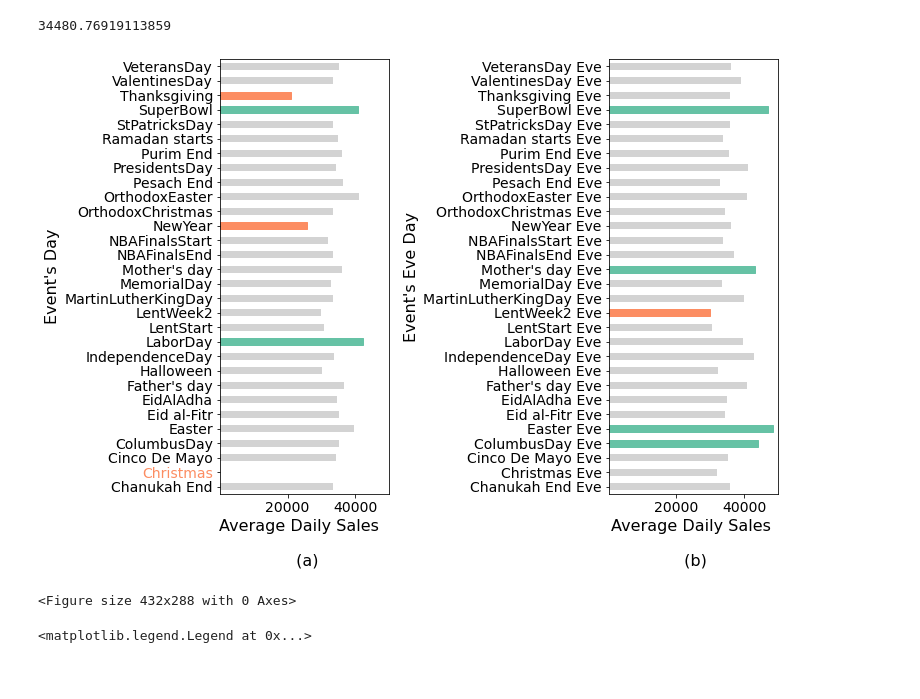
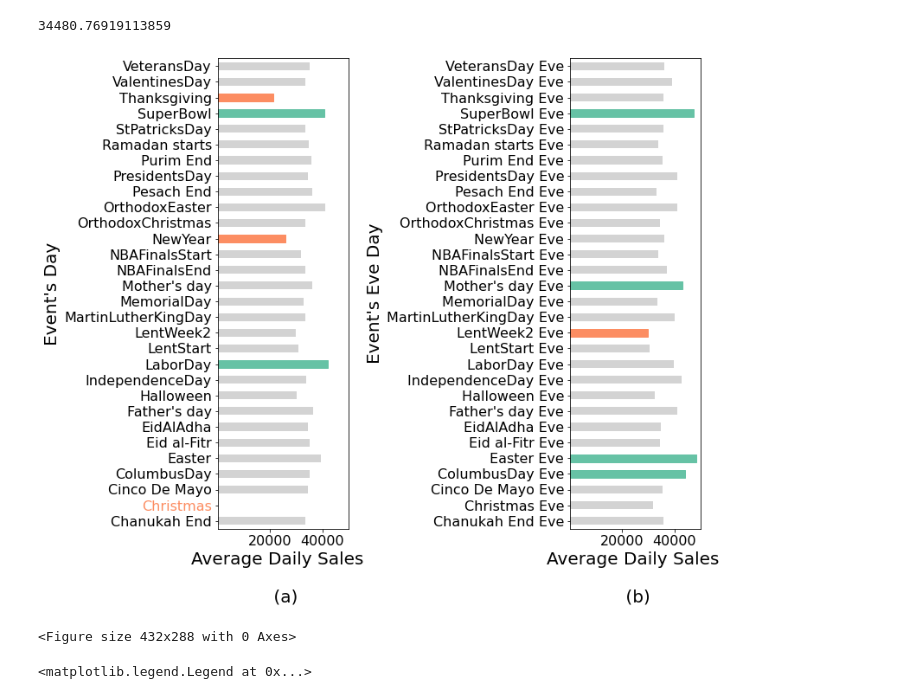
Before and after one commit to ixiaopan/GroupWork, a Jupyter notebook: AML/EDA_Jerry.ipynb, the cells around one changed output. Saved outputs shown, nothing was run; the diff lists cells and outputs as text; code cells hidden in the pictures.

```diff
--- a/AML/EDA_Jerry.ipynb
+++ b/AML/EDA_Jerry.ipynb
@@ -249,18 +254,18 @@ cal['total_sales'].mean()
 # %%
 #plt.style.use('seaborn')
 # %%
-fig,ax=plt.subplots(1,2,figsize=(10,8))
-plt.subplots_adjust(wspace=1.3)
+fig,ax=plt.subplots(1,2,figsize=(10,10))
+plt.subplots_adjust(wspace=1.7)
 
 #EVENT's DAY
 cal.groupby('event_name_1').mean()['total_sales'].plot(kind='barh',color='lightgray',ax=ax[0])
 #ax[0].axvline(x=cal['total_sales'].mean(),linewidth=1, linestyle="--", color='grey', label="average daily sales")
 
-ax[0].set_ylabel("Event's Day",fontsize=16)
-ax[0].set_xlabel('Average Daily Sales  \n \n (a)',fontsize=16)
+ax[0].set_ylabel("Event's Day",fontsize=20)
+ax[0].set_xlabel('Average Daily Sales  \n \n (a)',fontsize=20)
 ax[0].set_xlim(0,50000)
 ax[0].set_xticks([20000,40000])
-ax[0].tick_params(axis='both',labelsize=14)
+ax[0].tick_params(axis='both',labelsize=16)
 #ax[0].set_title("Average Sales on \nEvent's day")
 
 
@@ -271,37 +276,37 @@ ax[0].patches[10].set_color("#66c2a5")
 ax[0].get_yticklabels()[1].set_color("#fc8d62") #Christmas
 #ax[0].get_yticklabels()[-3].set_color("#fc8d62") #Thanksgiving
 ax[0].patches[-3].set_color("#fc8d62")
 #ax[0].get_yticklabels()[-12].set_color("#fc8d62") #NewYear
 ax[0].patches[-12].set_color("#fc8d62")
 
 
 
 #EVENT's EVE DAY
 cal.groupby('event_name_2').mean()['total_sales'].drop(["Father's day","Easter","Cinco De Mayo","OrthodoxEaster"]).plot(kind='barh',color='lightgray',ax=ax[1])
-ax[1].set_ylabel("Event's Eve Day",fontsize=16)
-ax[1].set_xlabel('Average Daily Sales \n \n (b)',fontsize=16)
+ax[1].set_ylabel("Event's Eve Day",fontsize=20)
+ax[1].set_xlabel('Average Daily Sales \n \n (b)',fontsize=20)
 ax[1].set_xlim(0,50000)
 ax[1].set_xticks([20000,40000])
-ax[1].tick_params(axis='both',labelsize=14)
+ax[1].tick_params(axis='both',labelsize=16)
 #ax[1].set_title("Average Sales on \nEvent's eve day")
 #ax[1].axvline(x=cal['total_sales'].mean(),linewidth=1, linestyle="--", color='grey', label="average daily sales")
 
 #ax[1].get_yticklabels()[-4].set_color("#66c2a5") #SuperBowl Eve
 ax[1].patches[-4].set_color("#66c2a5")
 #ax[1].get_yticklabels()[-15].set_color("#66c2a5") #Mother's Day Eve
 ax[1].patches[-15].set_color("#66c2a5")
 #ax[1].get_yticklabels()[4].set_color("#66c2a5") #Easter Eve
 ax[1].patches[4].set_color("#66c2a5")
 #ax[1].get_yticklabels()[3].set_color("#66c2a5") #ColumbusDay Eve
 ax[1].patches[3].set_color("#66c2a5")
 #ax[1].get_yticklabels()[12].set_color("#fc8d62") #ColumbusDay Eve
 ax[1].patches[12].set_color("#fc8d62")
 
 plt.show()
 plt.tight_layout()
 plt.savefig("edareport.png")
 # %% [output]
-[figure, old version]
+[figure, new version]
 <Figure size 432x288 with 0 Axes>
 # %%
 plt.figure(figsize=(5,6))
```
Also changed, not shown: parts of 4 cells of this notebook.
